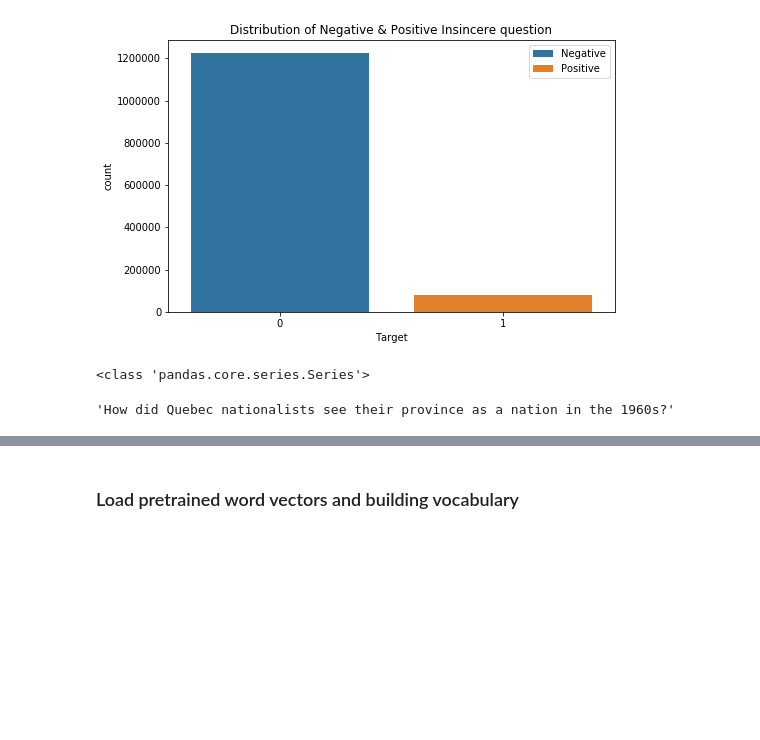
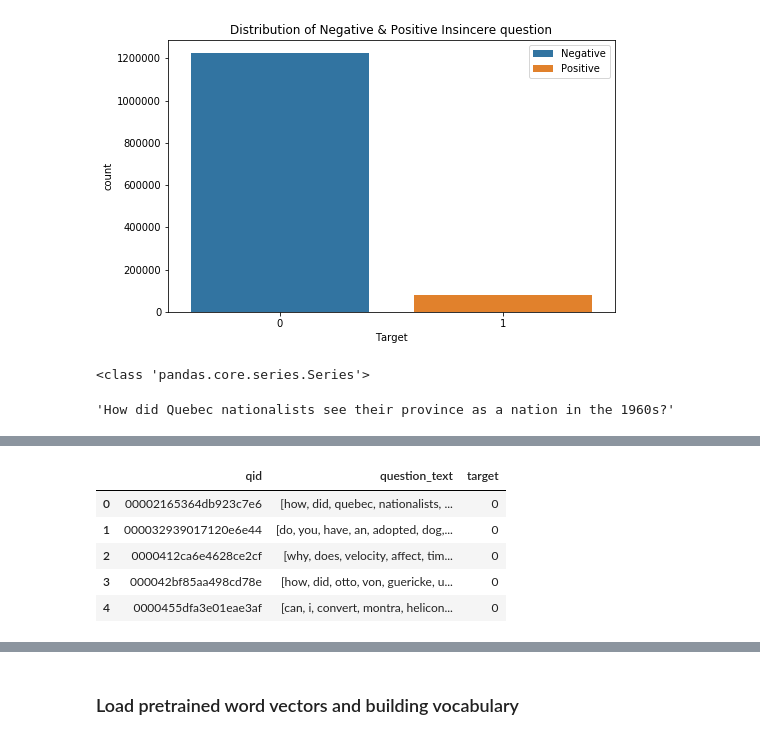
Before and after one commit to Ashi-s/quora_insincere_question_classification, a Jupyter notebook: quora_insincere_classification.ipynb, the cells around one changed output, grey strips where cells are left out. Saved outputs shown, nothing was run; the diff lists cells and outputs as text; code cells hidden in the pictures; blank space fills up the shorter version.

```diff
--- a/quora_insincere_classification.ipynb
+++ b/quora_insincere_classification.ipynb
@@ -144,0 +149,13 @@ print(type(df_train))
+# %%
+# df_train['question_text'] = df_train['question_text'].str.split()
+split_train = df_train
+# %%
+split_train['question_text'] = df_train['question_text'].str.split()
+split_train.head()
+# %% [output]
+|  | qid | question_text | target |
+| 0 | 00002165364db923c7e6 | [how, did, quebec, nationalists, ... | 0 |
+| 1 | 000032939017120e6e44 | [do, you, have, an, adopted, dog,... | 0 |
+| 2 | 0000412ca6e4628ce2cf | [why, does, velocity, affect, tim... | 0 |
+| 3 | 000042bf85aa498cd78e | [how, did, otto, von, guericke, u... | 0 |
+| 4 | 0000455dfa3e01eae3af | [can, i, convert, montra, helicon... | 0 |
```
Also changed, not shown: parts of 45 cells of this notebook.
